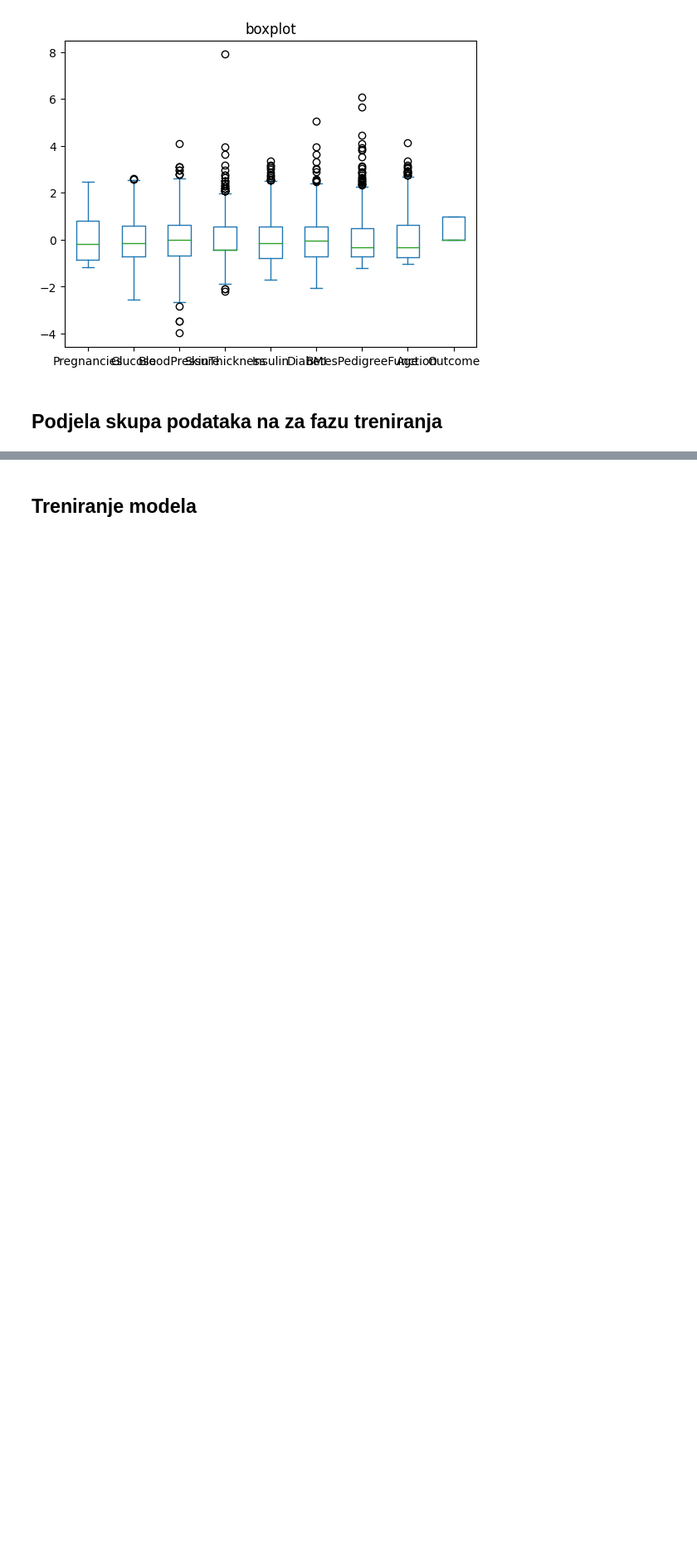
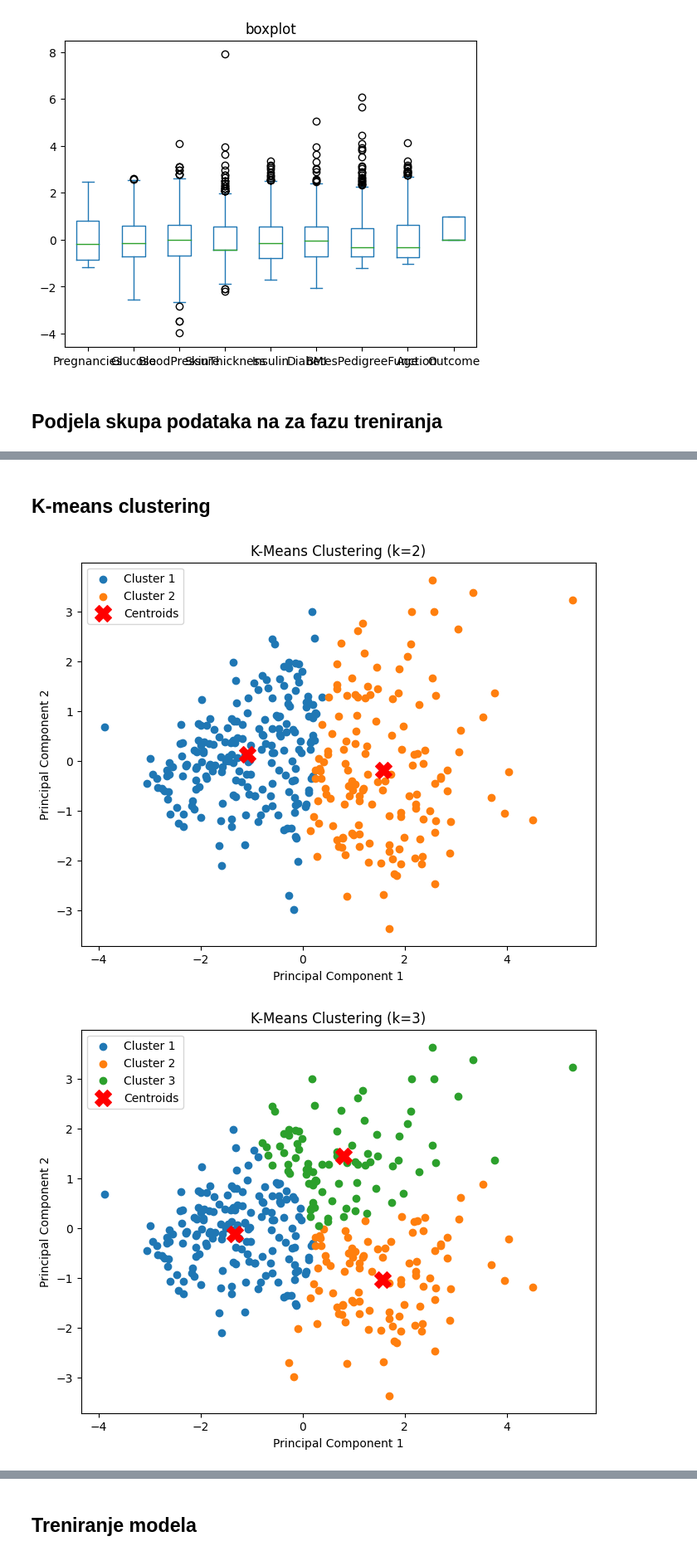
Before and after one commit to pb7932/UZOP, a Jupyter notebook: UZOP_PetarBenjak_diabetes.ipynb, the cells around one changed output, grey strips where cells are left out. Shown at 83% size. Drawn from its saved outputs; the diff is of its cells as text; code cells hidden in the pictures; blank space fills up the shorter version.

```diff
--- a/UZOP_PetarBenjak_diabetes.ipynb
+++ b/UZOP_PetarBenjak_diabetes.ipynb
@@ -398,0 +439,27 @@ y_test = df_test['Outcome']
+# %% [markdown]
+## K-means clustering
+# %%
+from sklearn.cluster import KMeans
+
+for k in [2, 3, 4]:
+    kmeans = KMeans(n_clusters=k, random_state=42)
+    principal_df['cluster'] = kmeans.fit_predict(principal_df)
+
+    plt.figure(figsize=(8, 6))
+    for cluster in range(k):
+        cluster_data = principal_df[principal_df['cluster'] == cluster]
+        plt.scatter(cluster_data['Principal Component 1'], cluster_data['Principal Component 2'], label=f'Cluster {cluster + 1}')
+
+    # plot centroids
+    centroids = kmeans.cluster_centers_
+    plt.scatter(centroids[:, 0], centroids[:, 1], marker='X', s=200, color='red', label='Centroids')
+
+    plt.title(f'K-Means Clustering (k={k})')
+    plt.xlabel('Principal Component 1')
+    plt.ylabel('Principal Component 2')
+
+    plt.legend()
+    plt.show()
+# %% [output]
+[figure, added]
+[figure, added]
```
Also changed, not shown: parts of 11 cells of this notebook, 1 other file.
